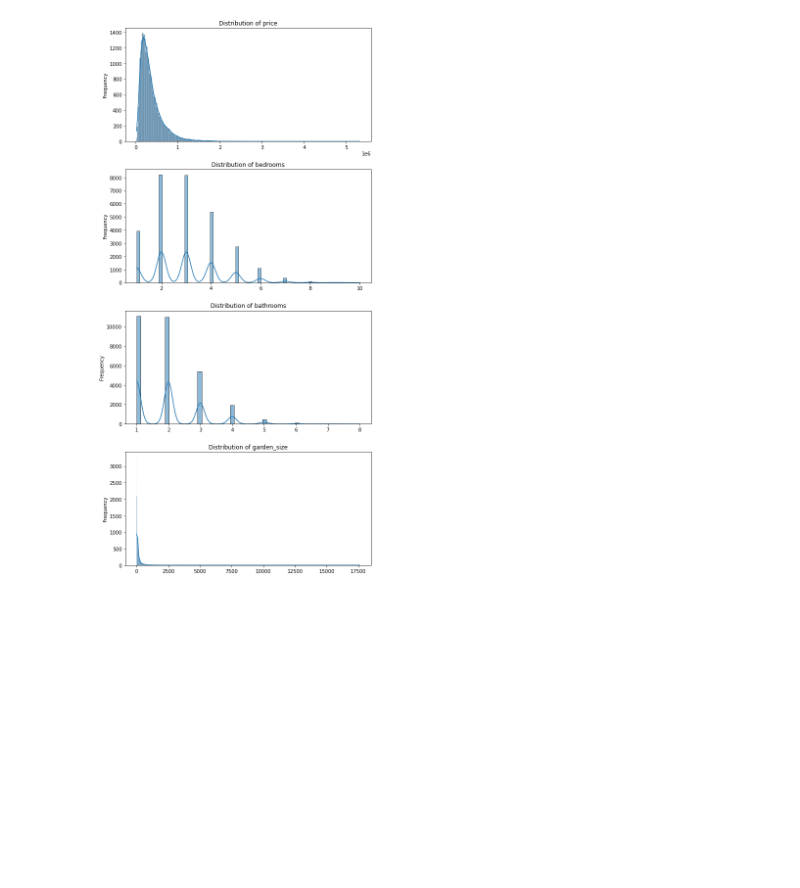
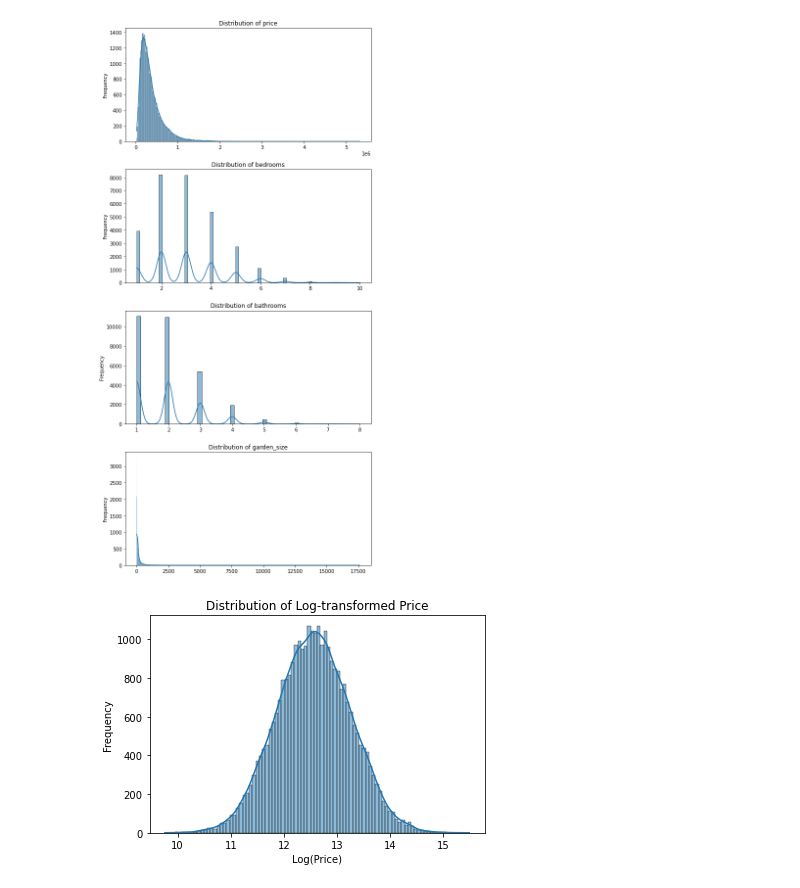
Before and after one commit to aileensiele/HouseRecommendation, a Jupyter notebook: random_forest..ipynb, the cells around one changed output. Drawn from its saved outputs; the diff is of its cells as text; code cells hidden in the pictures; blank space fills up the shorter version.

Commit message:
transform price  and garden size

```diff
--- a/random_forest..ipynb
+++ b/random_forest..ipynb
@@ -167,3 +167,22 @@ plt.tight_layout()
 plt.show()
 # %% [output]
 [figure]
+# %%
+import numpy as np
+import pandas as pd
+import seaborn as sns
+import matplotlib.pyplot as plt
+
+
+# Log-transform the 'price' column
+# Assuming 'df' is your DataFrame that includes the 'price' column.
+df_encoded['log_price'] = np.log1p(df['price'])
+
+# Now you can visualize the distribution of the log-transformed price.
+sns.histplot(df['log_price'], kde=True)
+plt.title('Distribution of Log-transformed Price')
+plt.xlabel('Log(Price)')
+plt.ylabel('Frequency')
+plt.show()
+# %% [output]
+[figure, added]
```
Also changed, not shown: parts of 1 cell of this notebook.
